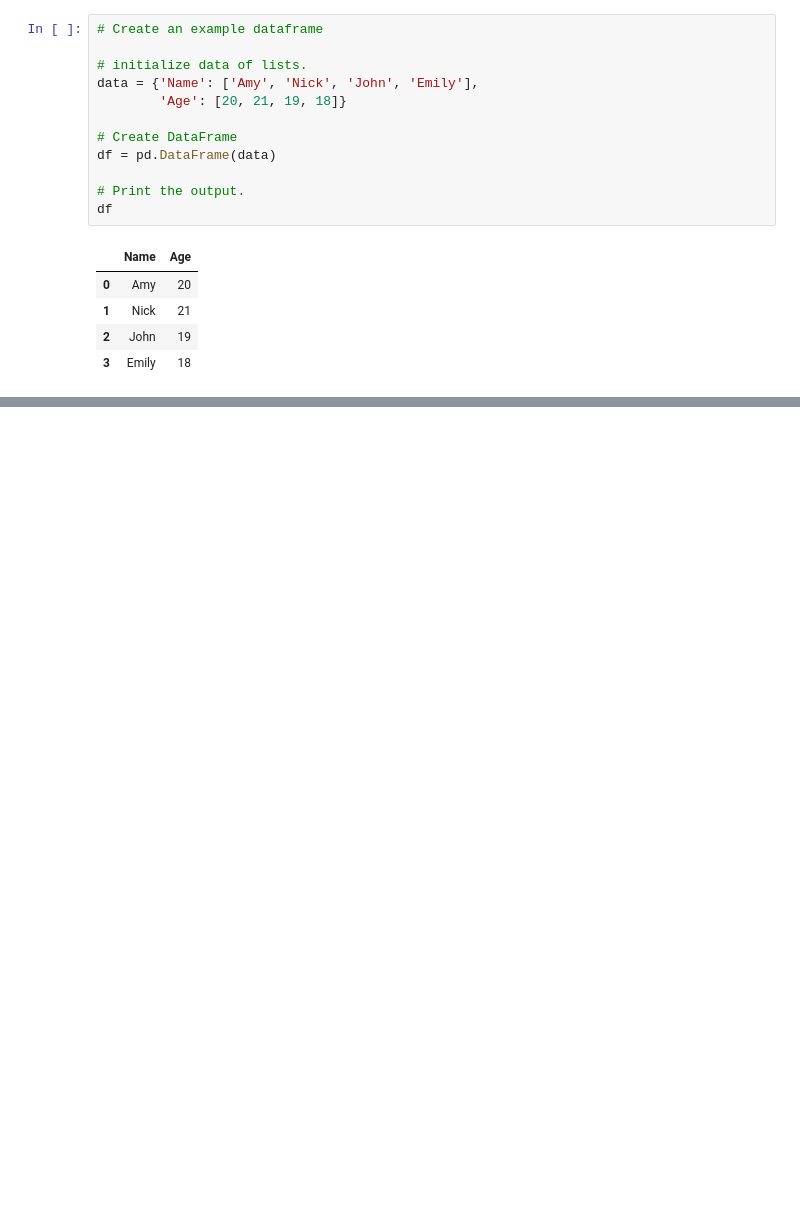
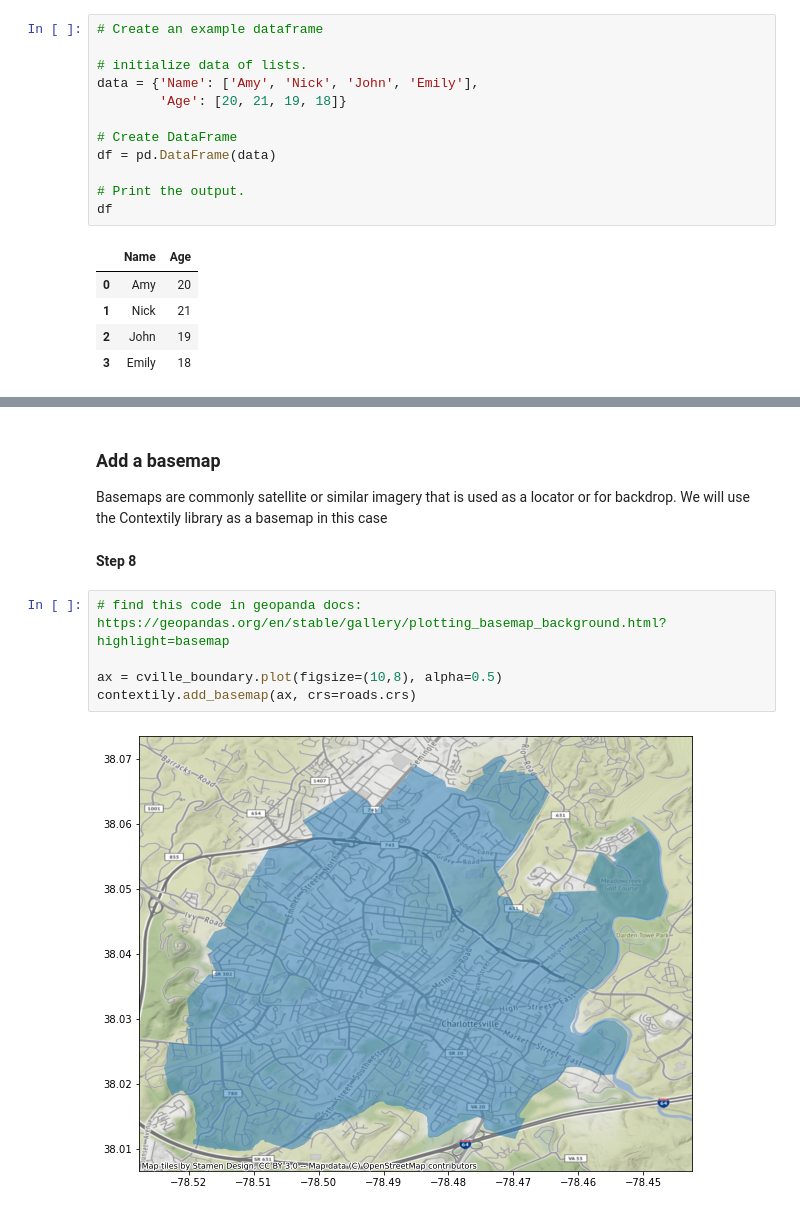
Before and after one commit to epurpur/pythonGeospatialWorkshop, a Jupyter notebook: python_geospatial_workshop.ipynb, the cells around one changed output, grey strips where cells are left out. Drawn from its saved outputs; the diff is of its cells as text; blank space fills up the shorter version.

```diff
--- a/python_geospatial_workshop.ipynb
+++ b/python_geospatial_workshop.ipynb
@@ -74,0 +179,14 @@ roads.plot(ax=ax, color='white')
+# %% [markdown]
+### Add a basemap
+
+Basemaps are commonly satellite or similar imagery that is used as a locator or for backdrop.
+We will use the Contextily library as a basemap in this case
+# %% [markdown]
+**Step 8**
+# %%
+# find this code in geopanda docs: https://geopandas.org/en/stable/gallery/plotting_basemap_background.html?highlight=basemap
+
+ax = cville_boundary.plot(figsize=(10,8), alpha=0.5)
+contextily.add_basemap(ax, crs=roads.crs)
+# %% [output]
+[figure, added]
```
Also changed, not shown: parts of 38 cells of this notebook.
